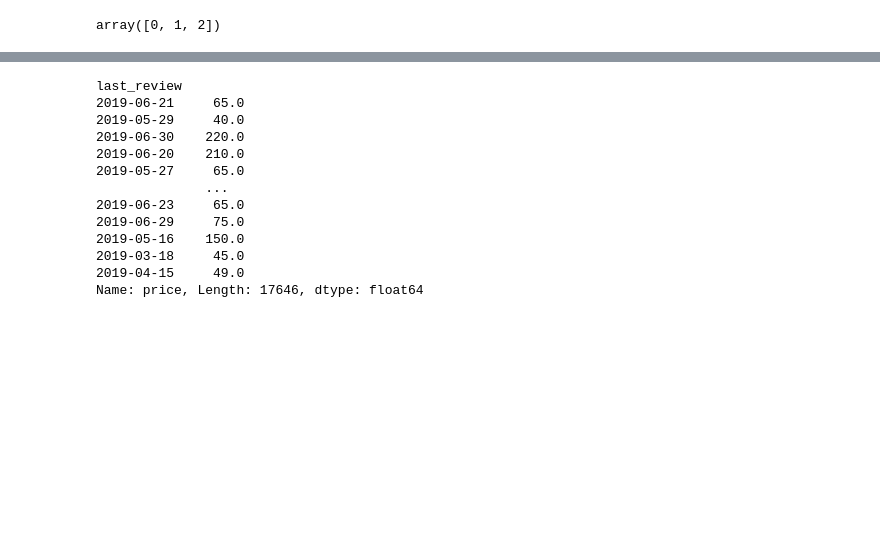
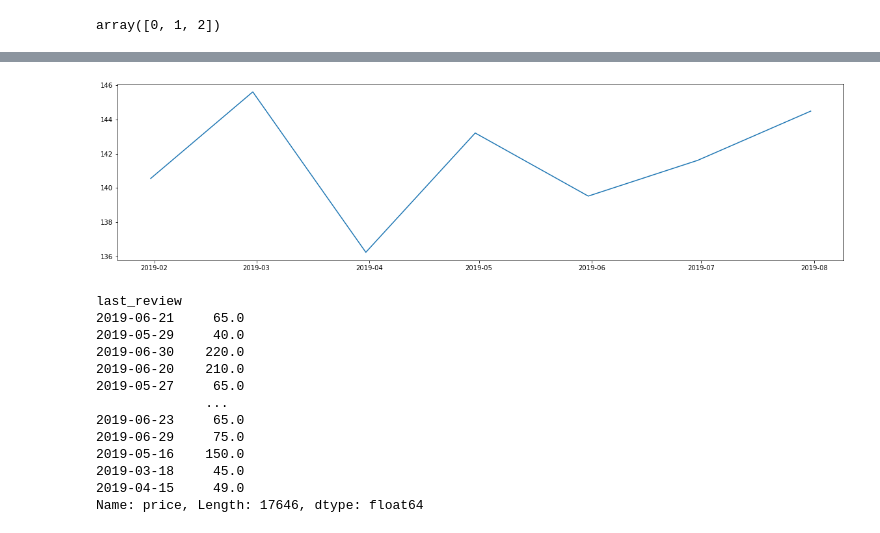
Before and after one commit to adhityahardy/Classification-New-York-City-Airbnb-Market, a Jupyter notebook: AirBnB USA.ipynb, the cells around one changed output, grey strips where cells are left out. Cells and saved outputs as stored; diff of their text form; code cells hidden in the pictures; blank space fills up the shorter version.

```diff
--- a/AirBnB USA.ipynb
+++ b/AirBnB USA.ipynb
@@ -274,3 +274,9 @@ df_price
+# %%
+plt.figure(figsize = (20,5))
+plt.plot(df_price['price'])
+plt.show()
+# %% [output]
+[figure, added]
 # %%
 X = df['price']
 y = df['room_type']
```
Also changed, not shown: parts of 31 cells of this notebook.
